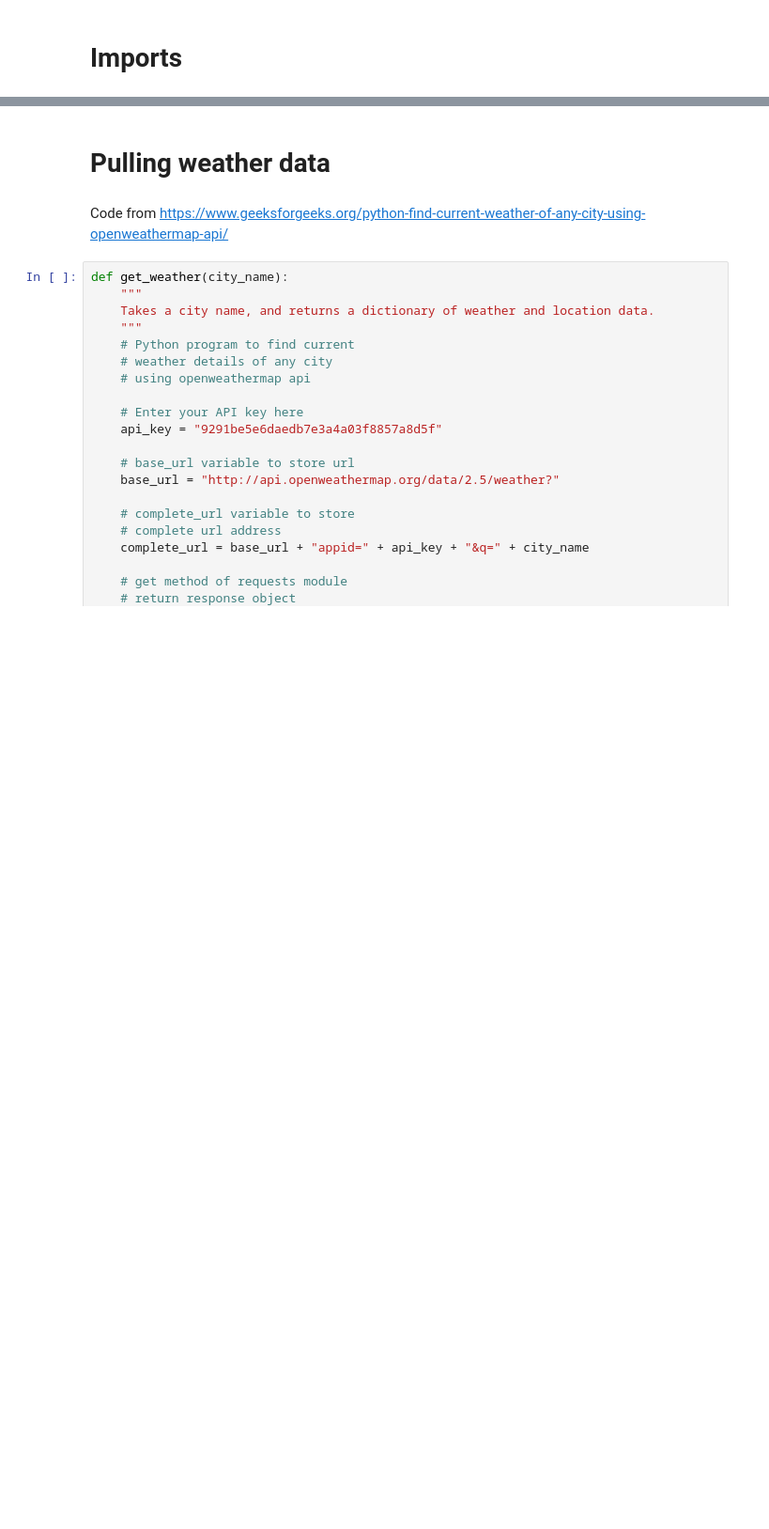
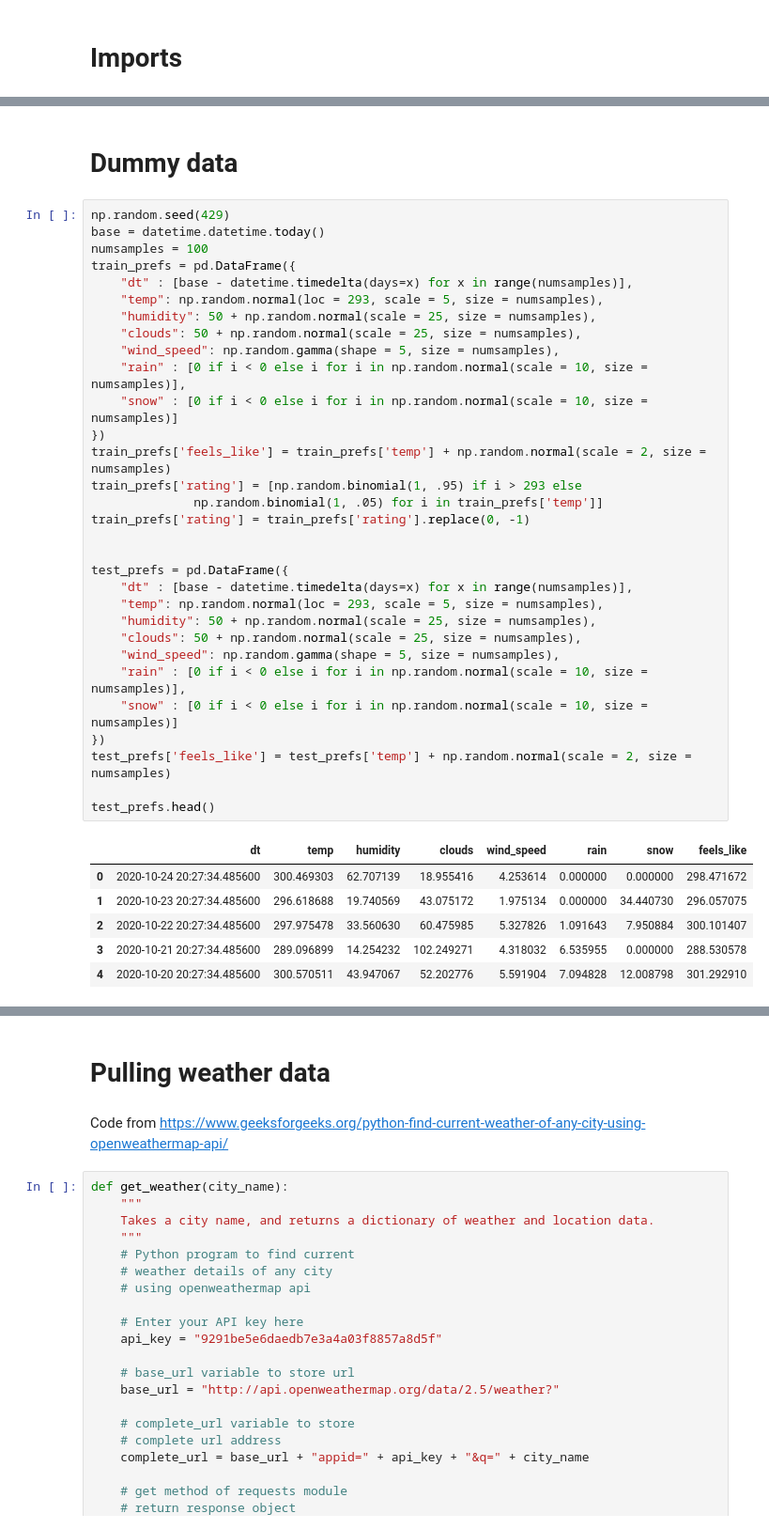
Before and after one commit to umaunni3/fairweatherfriend, a Jupyter notebook: main.ipynb, the cells around one changed output, grey strips where cells are left out. Shown at 94% size. Saved outputs shown, nothing was run; the diff lists cells and outputs as text; blank space fills up the shorter version.

```diff
--- a/main.ipynb
+++ b/main.ipynb
@@ -5,0 +13,40 @@ import requests, json
+# %% [markdown]
+# Dummy data
+# %%
+np.random.seed(429)
+base = datetime.datetime.today()
+numsamples = 100
+train_prefs = pd.DataFrame({
+    "dt" : [base - datetime.timedelta(days=x) for x in range(numsamples)],
+    "temp": np.random.normal(loc = 293, scale = 5, size = numsamples),
+    "humidity": 50 + np.random.normal(scale = 25, size = numsamples),
+    "clouds": 50 + np.random.normal(scale = 25, size = numsamples),
+    "wind_speed": np.random.gamma(shape = 5, size = numsamples),
+    "rain" : [0 if i < 0 else i for i in np.random.normal(scale = 10, size = numsamples)],
+    "snow" : [0 if i < 0 else i for i in np.random.normal(scale = 10, size = numsamples)]
+})
+train_prefs['feels_like'] = train_prefs['temp'] + np.random.normal(scale = 2, size = numsamples)
+train_prefs['rating'] = [np.random.binomial(1, .95) if i > 293 else
+              np.random.binomial(1, .05) for i in train_prefs['temp']]
+train_prefs['rating'] = train_prefs['rating'].replace(0, -1)
+
+
+test_prefs = pd.DataFrame({
+    "dt" : [base - datetime.timedelta(days=x) for x in range(numsamples)],
+    "temp": np.random.normal(loc = 293, scale = 5, size = numsamples),
+    "humidity": 50 + np.random.normal(scale = 25, size = numsamples),
+    "clouds": 50 + np.random.normal(scale = 25, size = numsamples),
+    "wind_speed": np.random.gamma(shape = 5, size = numsamples),
+    "rain" : [0 if i < 0 else i for i in np.random.normal(scale = 10, size = numsamples)],
+    "snow" : [0 if i < 0 else i for i in np.random.normal(scale = 10, size = numsamples)]
+})
+test_prefs['feels_like'] = test_prefs['temp'] + np.random.normal(scale = 2, size = numsamples)
+
+test_prefs.head()
+# %% [output]
+|  | dt | temp | humidity | clouds | wind_speed | rain | snow | feels_like |
+| 0 | 2020-10-24 20:27:34.485600 | 300.469303 | 62.707139 | 18.955416 | 4.253614 | 0.000000 | 0.000000 | 298.471672 |
+| 1 | 2020-10-23 20:27:34.485600 | 296.618688 | 19.740569 | 43.075172 | 1.975134 | 0.000000 | 34.440730 | 296.057075 |
+| 2 | 2020-10-22 20:27:34.485600 | 297.975478 | 33.560630 | 60.475985 | 5.327826 | 1.091643 | 7.950884 | 300.101407 |
+| 3 | 2020-10-21 20:27:34.485600 | 289.096899 | 14.254232 | 102.249271 | 4.318032 | 6.535955 | 0.000000 | 288.530578 |
+| 4 | 2020-10-20 20:27:34.485600 | 300.570511 | 43.947067 | 52.202776 | 5.591904 | 7.094828 | 12.008798 | 301.292910 |
```
Also changed, not shown: parts of 25 cells of this notebook.
